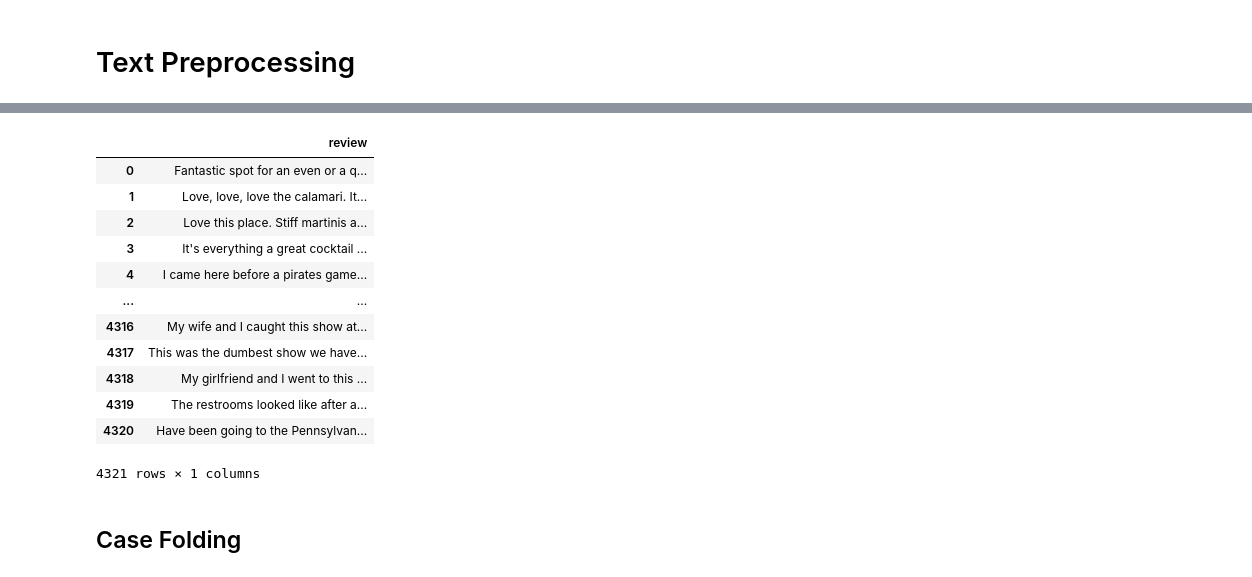
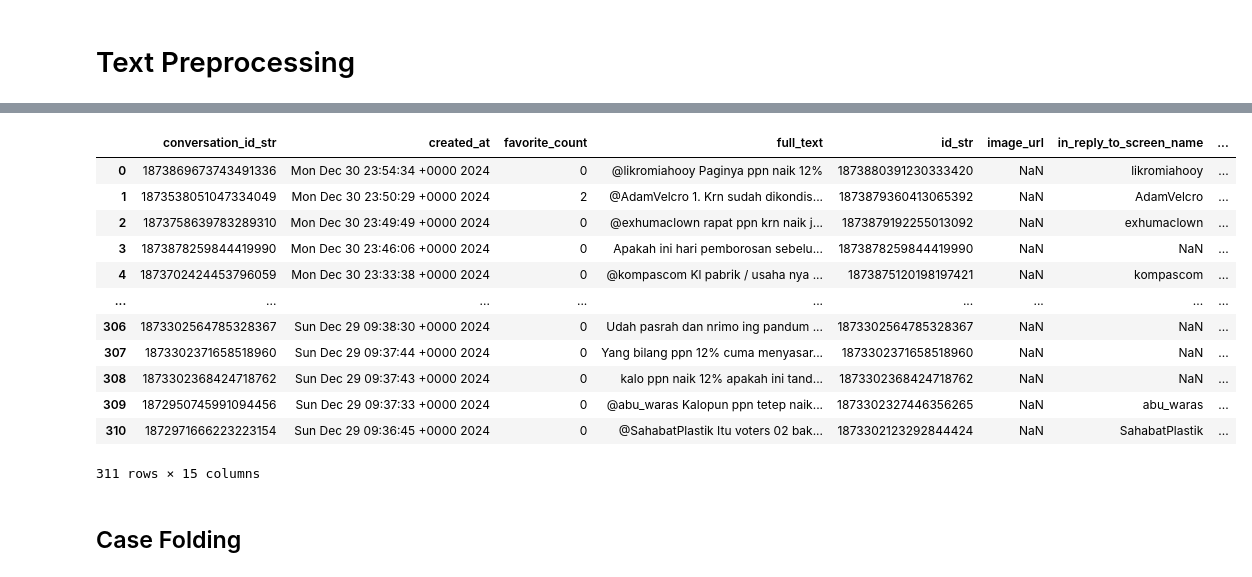
Before and after one commit to farhanwew/NLP-RKA, a Jupyter notebook: week 2/Modul 1 - Text Preprocessing/nyoba.ipynb, the cells around one changed output, grey strips where cells are left out. Drawn from its saved outputs; the diff is of its cells as text; code cells hidden in the pictures.

```diff
--- a/week 2/Modul 1 - Text Preprocessing/nyoba.ipynb
+++ b/week 2/Modul 1 - Text Preprocessing/nyoba.ipynb
@@ -30,21 +29,21 @@ nltk.download('punkt_tab')
 True
 # %%
-df = pd.read_csv("Datasets/tutorial.csv")
+df = pd.read_csv("Datasets/PPN.csv")
 df
 # %% [output]
-|  | review |
-| 0 | Fantastic spot for an even or a q... |
-| 1 | Love, love, love the calamari. It... |
-| 2 | Love this place. Stiff martinis a... |
-| 3 | It's everything a great cocktail ... |
-| 4 | I came here before a pirates game... |
-| ... | ... |
-| 4316 | My wife and I caught this show at... |
-| 4317 | This was the dumbest show we have... |
-| 4318 | My girlfriend and I went to this ... |
-| 4319 | The restrooms looked like after a... |
-| 4320 | Have been going to the Pennsylvan... |
+|  | conversation_id_str | created_at | favorite_count | full_text | id_str | image_url | in_reply_to_screen_name | ... |
+| 0 | 1873869673743491336 | Mon Dec 30 23:54:34 +0000 2024 | 0 | @likromiahooy Paginya ppn naik 12% | 1873880391230333420 | NaN | likromiahooy | ... |
+| 1 | 1873538051047334049 | Mon Dec 30 23:50:29 +0000 2024 | 2 | @AdamVelcro 1. Krn sudah dikondis... | 1873879360413065392 | NaN | AdamVelcro | ... |
+| 2 | 1873758639783289310 | Mon Dec 30 23:49:49 +0000 2024 | 0 | @exhumaclown rapat ppn krn naik j... | 1873879192255013092 | NaN | exhumaclown | ... |
+| 3 | 1873878259844419990 | Mon Dec 30 23:46:06 +0000 2024 | 0 | Apakah ini hari pemborosan sebelu... | 1873878259844419990 | NaN | NaN | ... |
+| 4 | 1873702424453796059 | Mon Dec 30 23:33:38 +0000 2024 | 0 | @kompascom Kl pabrik / usaha nya ... | 1873875120198197421 | NaN | kompascom | ... |
+| ... | ... | ... | ... | ... | ... | ... | ... | ... |
+| 306 | 1873302564785328367 | Sun Dec 29 09:38:30 +0000 2024 | 0 | Udah pasrah dan nrimo ing pandum ... | 1873302564785328367 | NaN | NaN | ... |
+| 307 | 1873302371658518960 | Sun Dec 29 09:37:44 +0000 2024 | 0 | Yang bilang ppn 12% cuma menyasar... | 1873302371658518960 | NaN | NaN | ... |
+| 308 | 1873302368424718762 | Sun Dec 29 09:37:43 +0000 2024 | 0 | kalo ppn naik 12% apakah ini tand... | 1873302368424718762 | NaN | NaN | ... |
+| 309 | 1872950745991094456 | Sun Dec 29 09:37:33 +0000 2024 | 0 | @abu_waras Kalopun ppn tetep naik... | 1873302327446356265 | NaN | abu_waras | ... |
+| 310 | 1872971666223223154 | Sun Dec 29 09:36:45 +0000 2024 | 0 | @SahabatPlastik Itu voters 02 bak... | 1873302123292844424 | NaN | SahabatPlastik | ... |
-4321 rows × 1 columns
+311 rows × 15 columns
 # %% [markdown]
 ## Case Folding
 # %%
```
Also changed, not shown: parts of 2 cells of this notebook, 15 other files.
